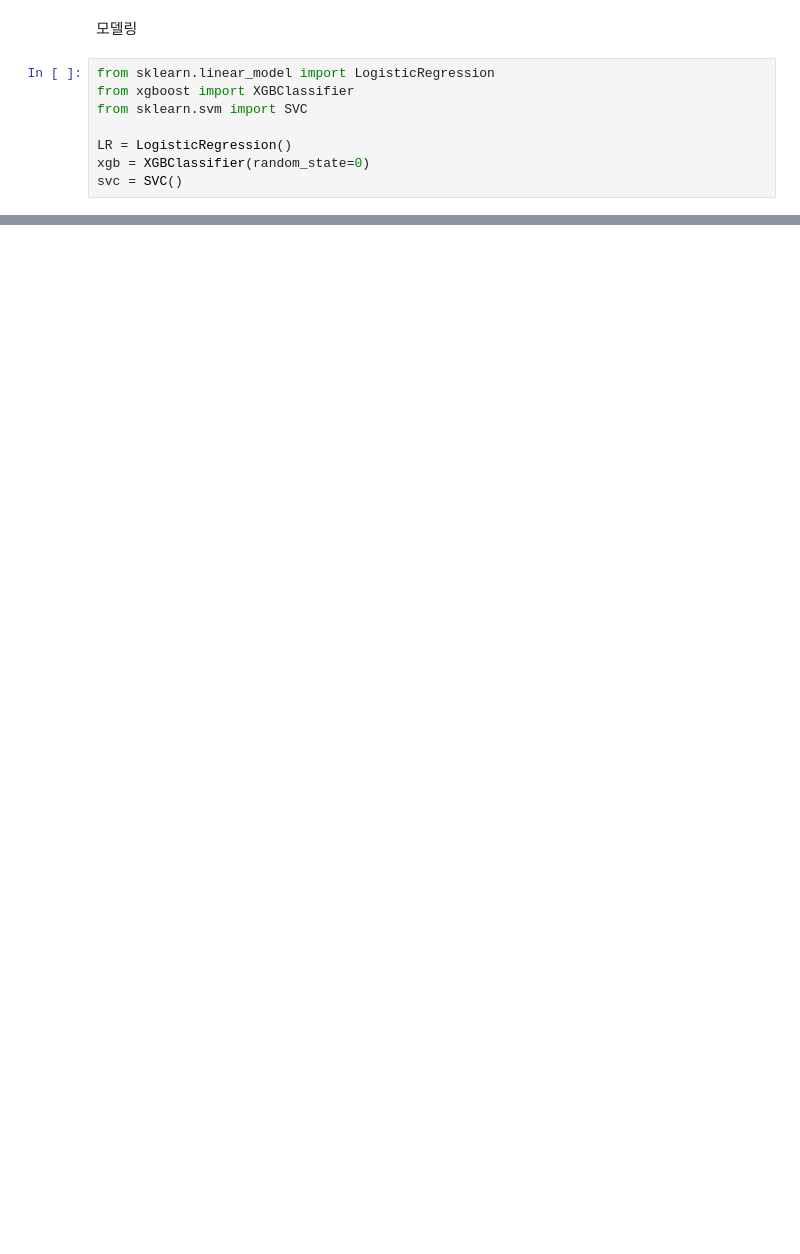
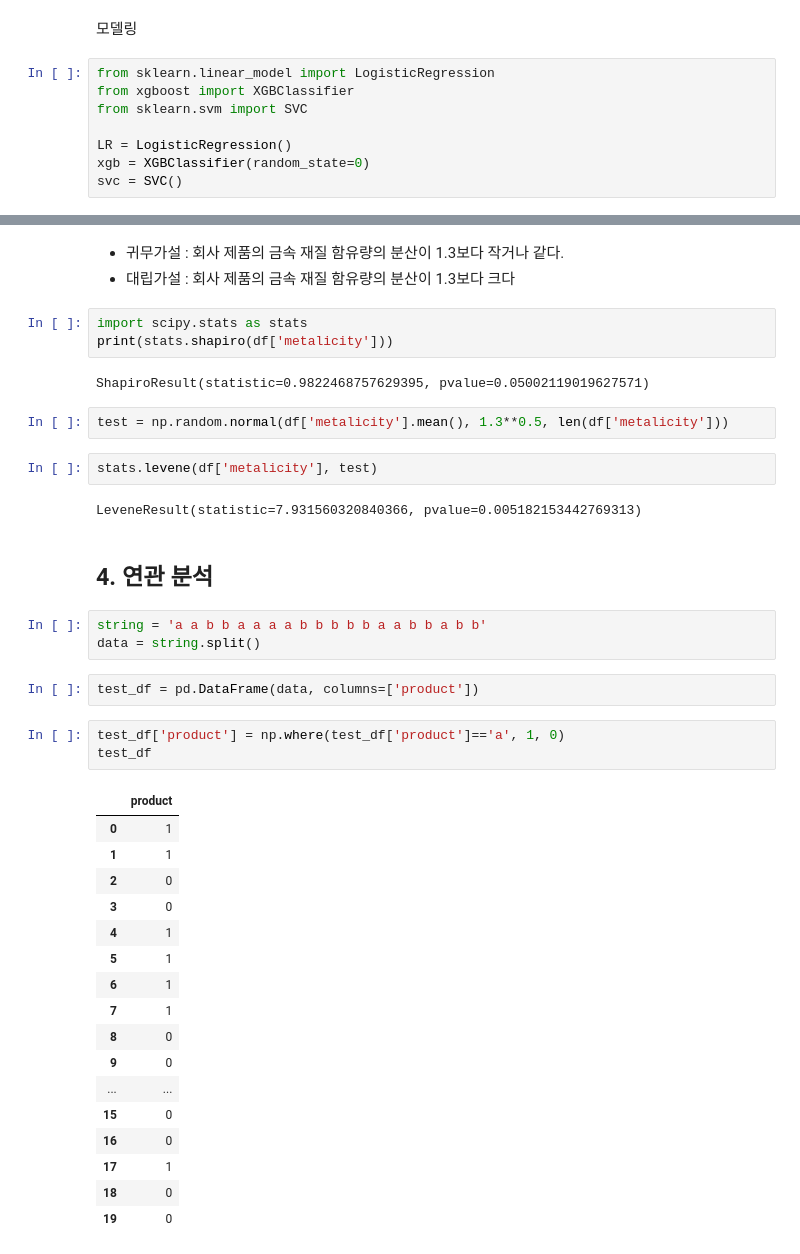
Before and after one commit to SeongminLee812/ADP, a Jupyter notebook: final_test/final_test02.ipynb, the cells around one changed output, grey strips where cells are left out. Drawn from its saved outputs; the diff is of its cells as text; blank space fills up the shorter version.

```diff
--- a/final_test/final_test02.ipynb
+++ b/final_test/final_test02.ipynb
@@ -272,0 +414,42 @@ def model_result(model):
+# %% [markdown]
+- 귀무가설 : 회사 제품의 금속 재질 함유량의 분산이 1.3보다 작거나 같다.
+- 대립가설 : 회사 제품의 금속 재질 함유량의 분산이 1.3보다 크다
+# %%
+import scipy.stats as stats
+print(stats.shapiro(df['metalicity']))
+# %% [output]
+ShapiroResult(statistic=0.9822468757629395, pvalue=0.05002119019627571)
+# %%
+test = np.random.normal(df['metalicity'].mean(), 1.3**0.5, len(df['metalicity']))
+# %%
+stats.levene(df['metalicity'], test)
+# %% [output]
+LeveneResult(statistic=7.931560320840366, pvalue=0.005182153442769313)
+# %% [markdown]
+## 4. 연관 분석
+# %%
+string = 'a a b b a a a a b b b b b a a b b a b b'
+data = string.split()
+# %%
+test_df = pd.DataFrame(data, columns=['product'])
+# %%
+test_df['product'] = np.where(test_df['product']=='a', 1, 0)
+test_df
+# %% [output]
+|  | product |
+| 0 | 1 |
+| 1 | 1 |
+| 2 | 0 |
+| 3 | 0 |
+| 4 | 1 |
+| 5 | 1 |
+| 6 | 1 |
+| 7 | 1 |
+| 8 | 0 |
+| 9 | 0 |
+| ... | ... |
+| 15 | 0 |
+| 16 | 0 |
+| 17 | 1 |
+| 18 | 0 |
+| 19 | 0 |
```
Also changed, not shown: parts of 14 cells of this notebook, 1 other file.
